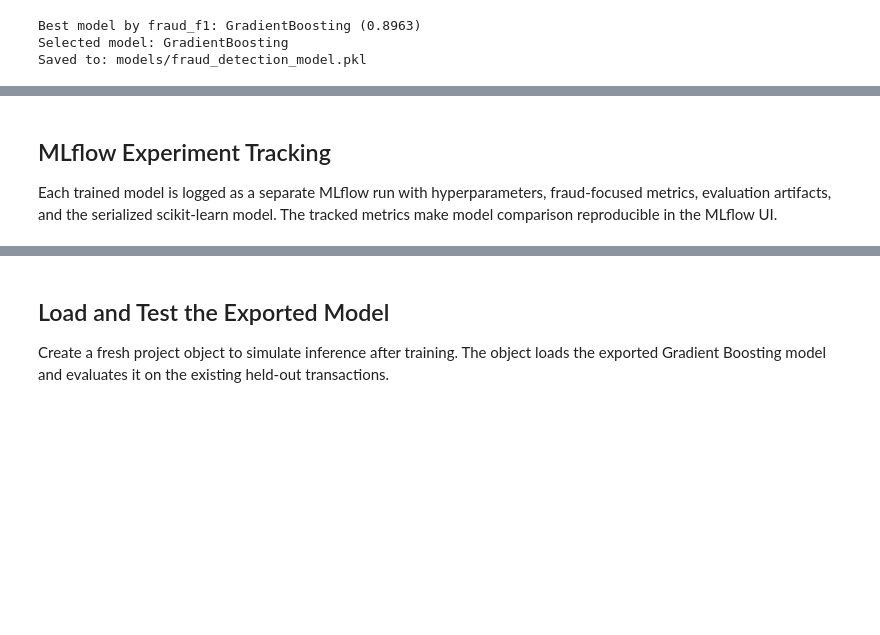
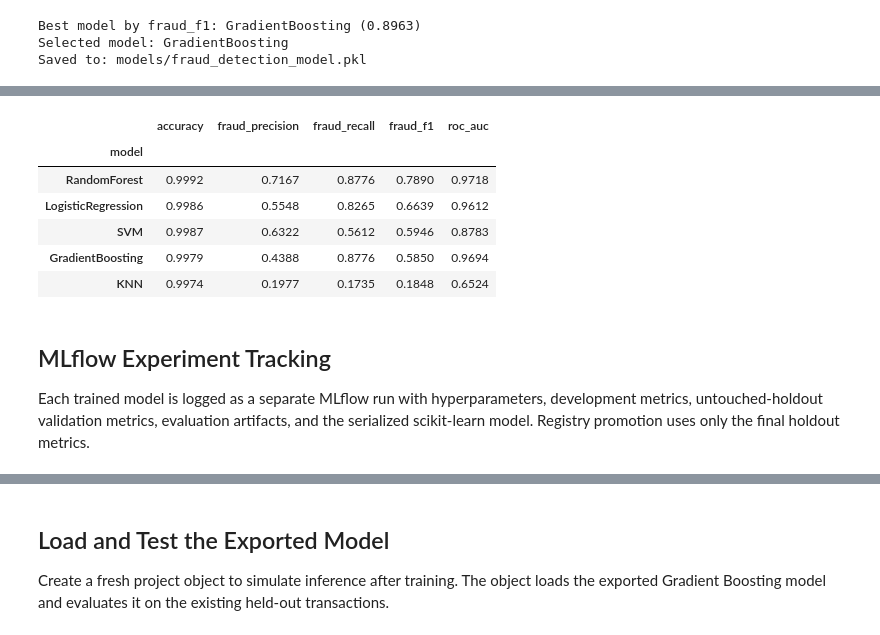
Before and after one commit to rachit-bhatt/Fraud-Detection, a Jupyter notebook: main.ipynb, the cells around one changed output, grey strips where cells are left out. Drawn from its saved outputs; the diff is of its cells as text; code cells hidden in the pictures; blank space fills up the shorter version.

Commit message:
Model Validation.

```diff
--- a/main.ipynb
+++ b/main.ipynb
@@ -463,7 +521,19 @@ Saved to: models/fraud_detection_model.pkl
+# %%
+# Validate every trained candidate on the untouched original-distribution holdout
+validation_metrics = fraud_project.validate_models()
+display(validation_metrics.round(4))
+# %% [output]
+|  | accuracy | fraud_precision | fraud_recall | fraud_f1 | roc_auc |
+| model |  |  |  |  |  |
+| RandomForest | 0.9992 | 0.7167 | 0.8776 | 0.7890 | 0.9718 |
+| LogisticRegression | 0.9986 | 0.5548 | 0.8265 | 0.6639 | 0.9612 |
+| SVM | 0.9987 | 0.6322 | 0.5612 | 0.5946 | 0.8783 |
+| GradientBoosting | 0.9979 | 0.4388 | 0.8776 | 0.5850 | 0.9694 |
+| KNN | 0.9974 | 0.1977 | 0.1735 | 0.1848 | 0.6524 |
 # %% [markdown]
 ## MLflow Experiment Tracking
 
-Each trained model is logged as a separate MLflow run with hyperparameters, fraud-focused metrics, evaluation artifacts, and the serialized scikit-learn model. The tracked metrics make model comparison reproducible in the MLflow UI.
+Each trained model is logged as a separate MLflow run with hyperparameters, development metrics, untouched-holdout validation metrics, evaluation artifacts, and the serialized scikit-learn model. Registry promotion uses only the final holdout metrics.
 # %%
 # Log one MLflow run for each trained model
 mlflow_manager = MLflowExperimentManager(
```
Also changed, not shown: parts of 13 cells of this notebook, 38 other files.
